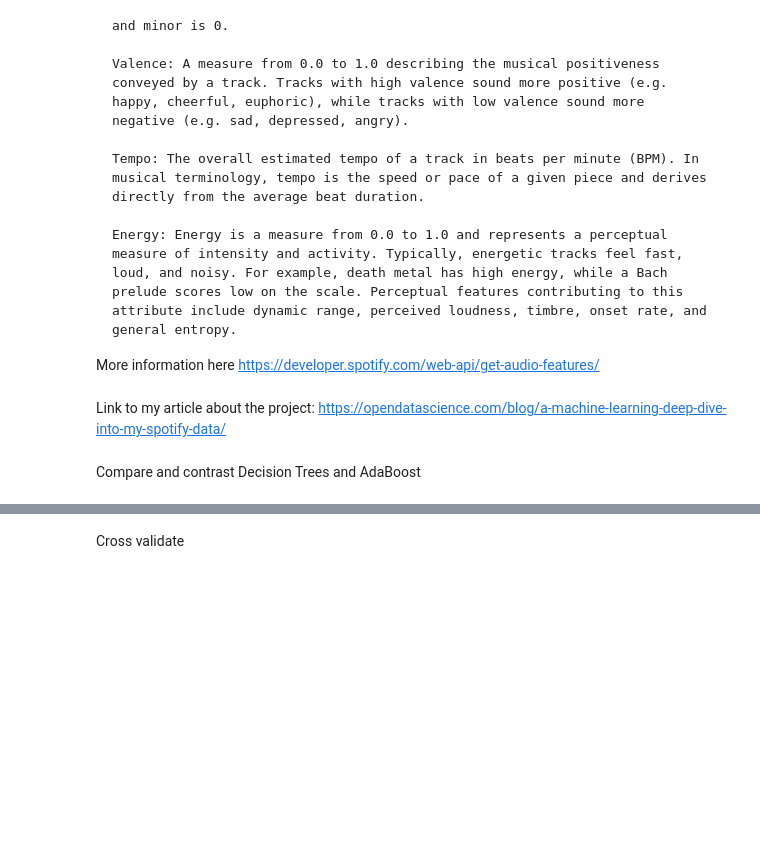
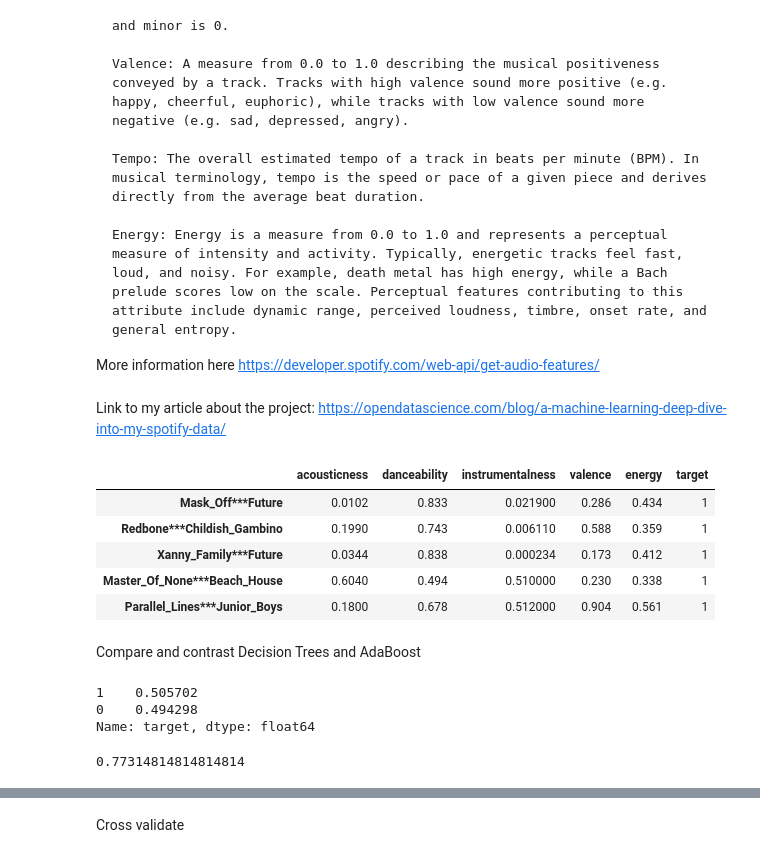
Before and after one commit to yangliu222/DS-SF-42, a Jupyter notebook: george_section/notebooks/In_class/Boosting and Advanced Sklearn (In Class).ipynb, the cells around one changed output, grey strips where cells are left out. Drawn from its saved outputs; the diff is of its cells as text; code cells hidden in the pictures; blank space fills up the shorter version.

```diff
--- a/george_section/notebooks/In_class/Boosting and Advanced Sklearn (In Class).ipynb
+++ b/george_section/notebooks/In_class/Boosting and Advanced Sklearn (In Class).ipynb
@@ -255,6 +292,15 @@ Link to my article about the project: https://opendatascience.com/blog/a-machine
 #Import spotify data
 
 spotify = pd.read_csv("../../data/spotify_data.csv", index_col=[0])
+# %%
+spotify.head()
+# %% [output]
+|  | acousticness | danceability | instrumentalness | valence | energy | target |
+| Mask_Off***Future | 0.0102 | 0.833 | 0.021900 | 0.286 | 0.434 | 1 |
+| Redbone***Childish_Gambino | 0.1990 | 0.743 | 0.006110 | 0.588 | 0.359 | 1 |
+| Xanny_Family***Future | 0.0344 | 0.838 | 0.000234 | 0.173 | 0.412 | 1 |
+| Master_Of_None***Beach_House | 0.6040 | 0.494 | 0.510000 | 0.230 | 0.338 | 1 |
+| Parallel_Lines***Junior_Boys | 0.1800 | 0.678 | 0.512000 | 0.904 | 0.561 | 1 |
 # %% [markdown]
 Compare and contrast Decision Trees and AdaBoost
 # %%
@@ -270,4 +316,10 @@ y =
 # %%
 #Null accuracy
+
+y.value_counts(normalize = True)
+# %% [output]
+1    0.505702
+0    0.494298
+Name: target, dtype: float64
 # %%
 #Train test split with random state = 20
@@ -274,2 +328,7 @@ y =
 # %%
 #Fit Ada boost model on training data and score it on testing
+
+ada.fit(X_train, y_train)
+ada.score(X_train, y_train)
+# %% [output]
+0.77314814814814814
```
Also changed, not shown: parts of 92 cells of this notebook.
